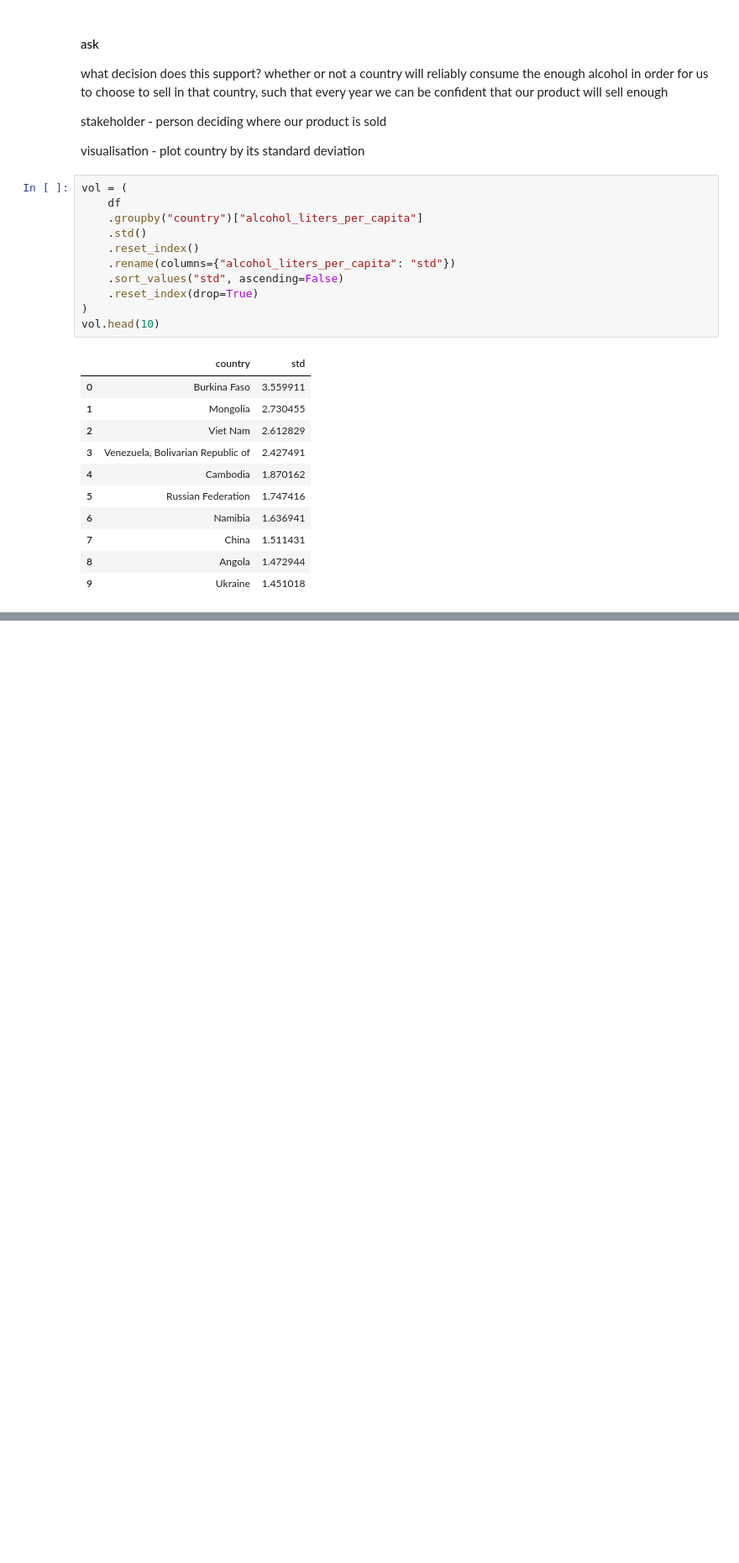
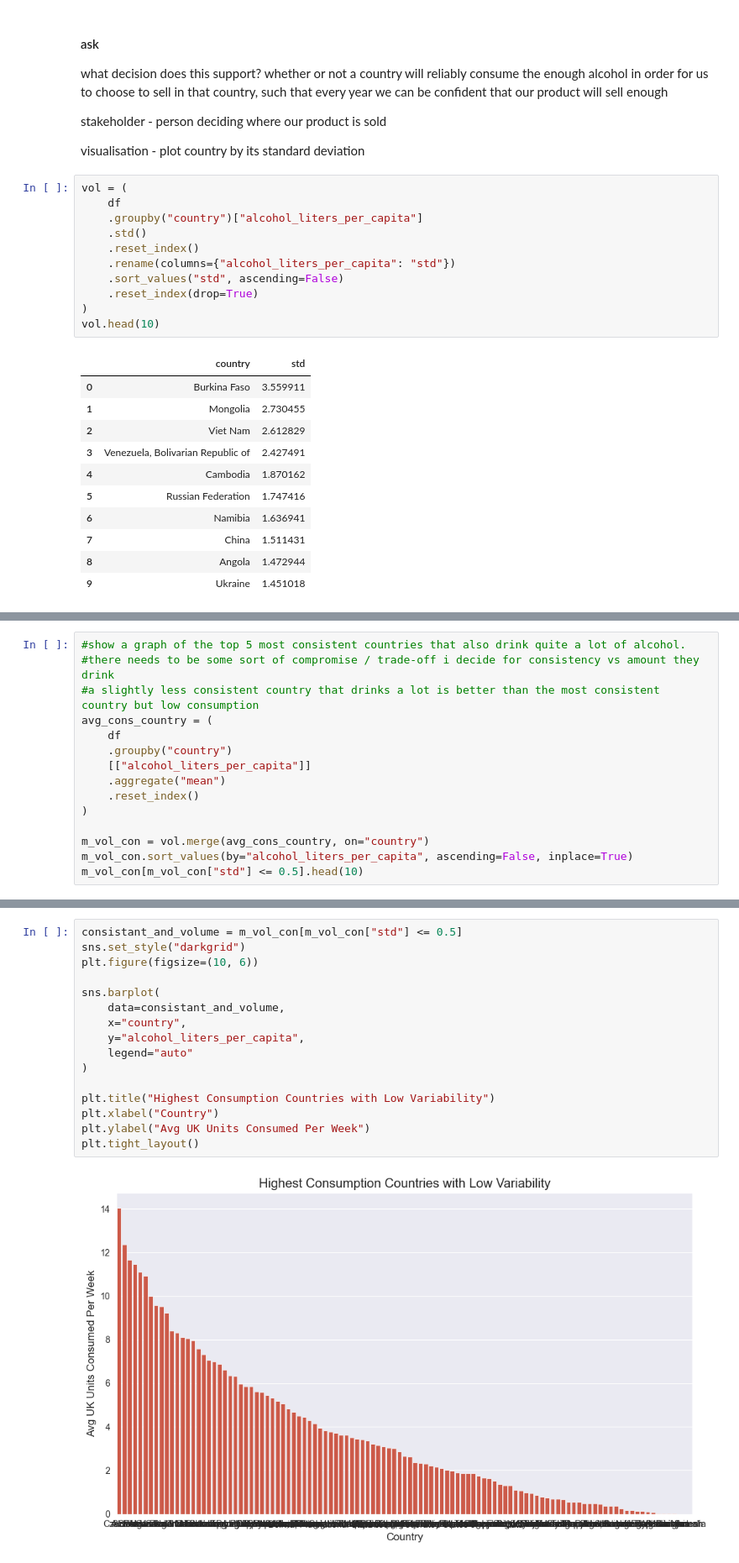
Before and after one commit to Huang-Hao-Gao/global-alcohol-consumption-analysis, a Jupyter notebook: analysis.ipynb, the cells around one changed output, grey strips where cells are left out. Shown at 84% size. Cells and saved outputs as stored; diff of their text form; blank space fills up the shorter version.

```diff
--- a/analysis.ipynb
+++ b/analysis.ipynb
@@ -369,0 +394,15 @@ Passing `palette` without assigning `hue` is deprecated and will be removed in v
+# %%
+#show a graph of the top 5 most consistent countries that also drink quite a lot of alcohol.
+#there needs to be some sort of compromise / trade-off i decide for consistency vs amount they drink
+#a slightly less consistent country that drinks a lot is better than the most consistent country but low consumption
+avg_cons_country = (
+    df
+    .groupby("country")
+    [["alcohol_liters_per_capita"]]
+    .aggregate("mean")
+    .reset_index()
+)
+
+m_vol_con = vol.merge(avg_cons_country, on="country")
+m_vol_con.sort_values(by="alcohol_liters_per_capita", ascending=False, inplace=True)
+m_vol_con[m_vol_con["std"] <= 0.5].head(10)
@@ -369,0 +454,18 @@ Passing `palette` without assigning `hue` is deprecated and will be removed in v
+# %%
+consistant_and_volume = m_vol_con[m_vol_con["std"] <= 0.5]
+sns.set_style("darkgrid")
+plt.figure(figsize=(10, 6))
+
+sns.barplot(
+    data=consistant_and_volume,
+    x="country",
+    y="alcohol_liters_per_capita",
+    legend="auto"
+)
+
+plt.title("Highest Consumption Countries with Low Variability")
+plt.xlabel("Country")
+plt.ylabel("Avg UK Units Consumed Per Week")
+plt.tight_layout()
+# %% [output]
+[figure, added]
```
Also changed, not shown: parts of 7 cells of this notebook.
